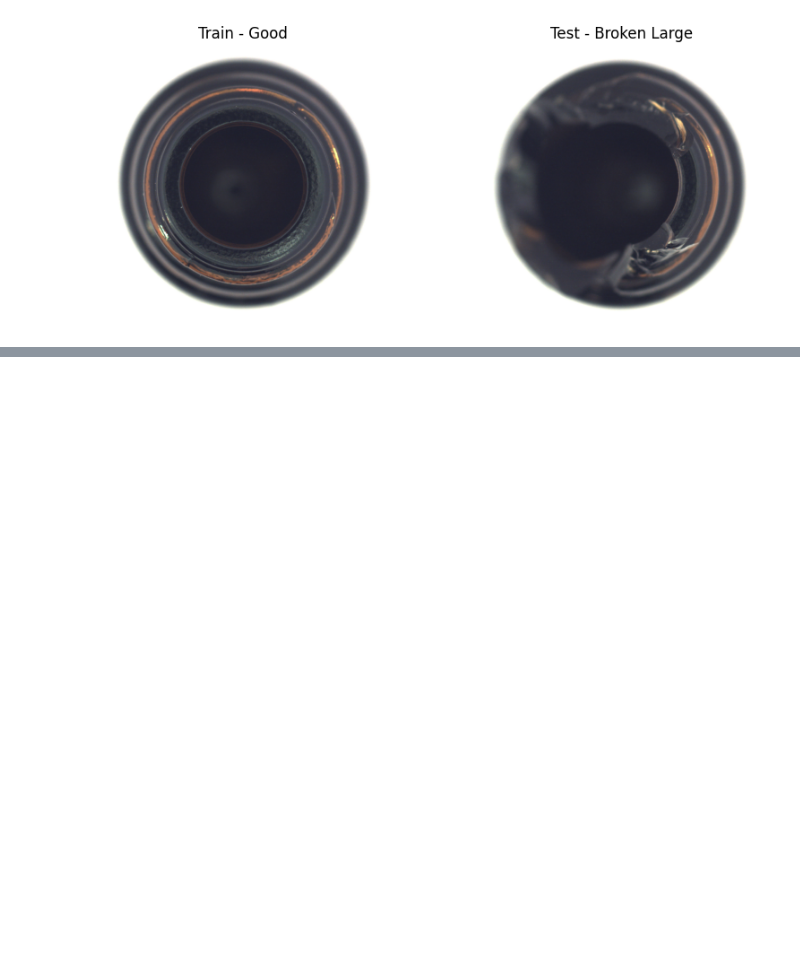
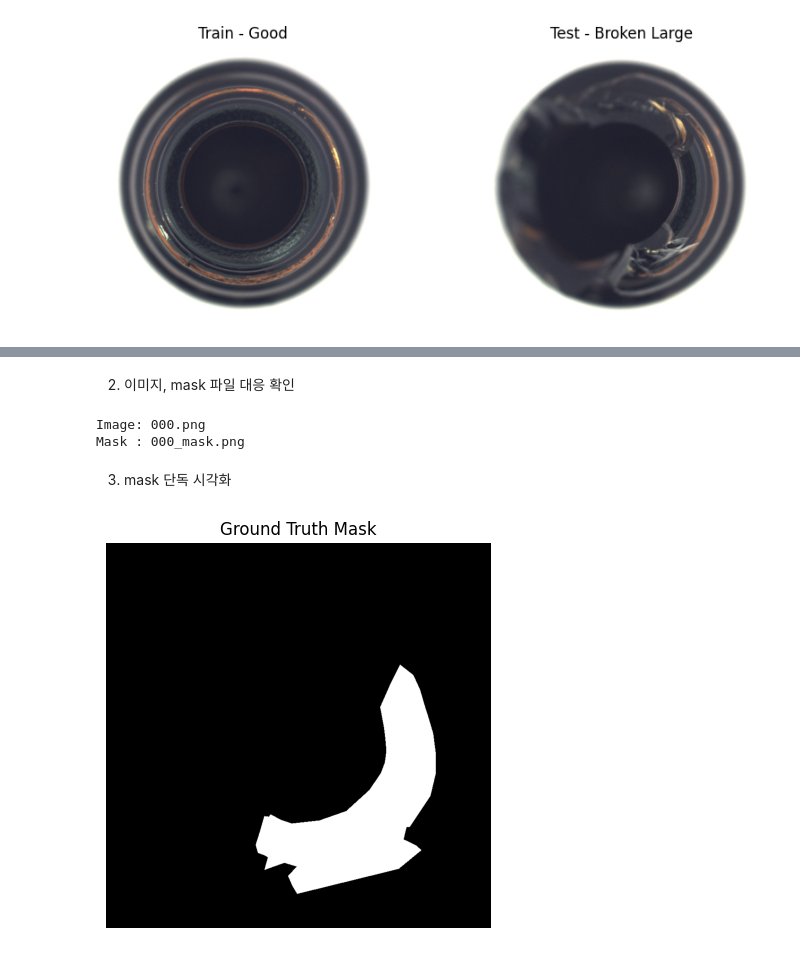
Before and after one commit to minwoo1119/edge-anomaly-detection, a Jupyter notebook: notebooks/mvtec_exploration.ipynb, the cells around one changed output, grey strips where cells are left out. Drawn from its saved outputs; the diff is of its cells as text; code cells hidden in the pictures; blank space fills up the shorter version.

Commit message:
feat: MVTec AD 이상 영역 마스크 시각화 추가

```diff
--- a/notebooks/mvtec_exploration.ipynb
+++ b/notebooks/mvtec_exploration.ipynb
@@ -129,0 +134,4 @@ plt.show()
+# %%
+from pathlib import Path
+
+root = Path("./datasets/MVTecAD/bottle")
@@ -129,0 +145,31 @@ plt.show()
+# %% [markdown]
+2. 이미지, mask 파일 대응 확인
+# %%
+broken_images = sorted(
+    (root / "test" / "broken_large").glob("*.png")
+)
+
+broken_masks = sorted(
+    (root / "ground_truth" / "broken_large").glob("*.png")
+)
+
+print("Image:", broken_images[0].name)
+print("Mask :", broken_masks[0].name)
+# %% [output]
+Image: 000.png
+Mask : 000_mask.png
+# %% [markdown]
+3. mask 단독 시각화
+# %%
+import matplotlib.pyplot as plt
+from PIL import Image
+
+mask_img = Image.open(broken_masks[0])
+
+plt.figure(figsize=(5, 5))
+plt.imshow(mask_img, cmap="gray")
+plt.title("Ground Truth Mask")
+plt.axis("off")
+plt.show()
+# %% [output]
+[figure, added]
```
Also changed, not shown: parts of 7 cells of this notebook.
